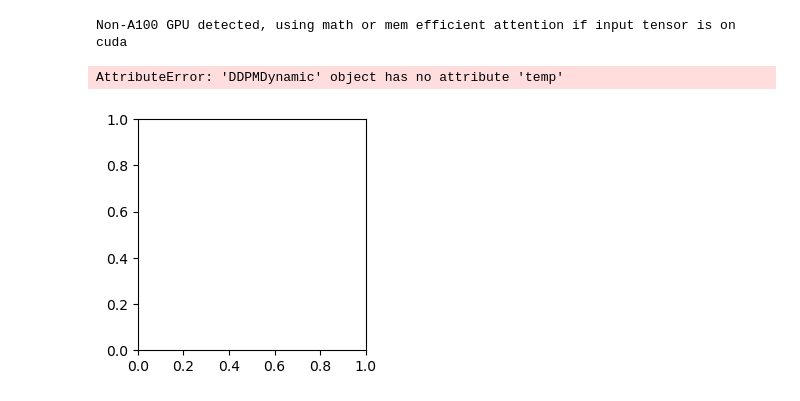
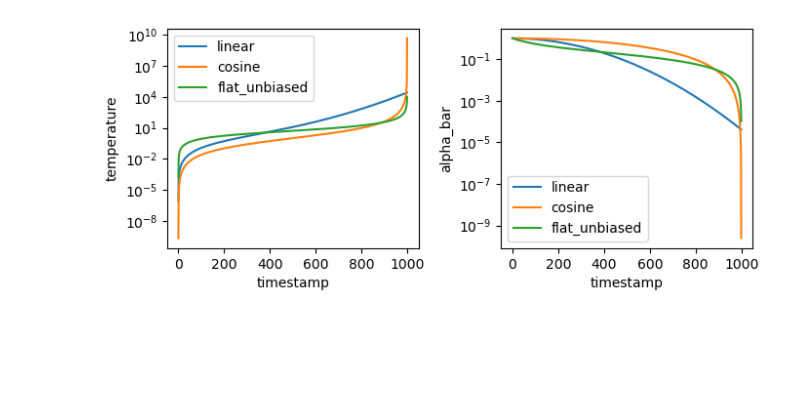
Before and after one commit to antoniibelyshev/physics-of-diffusion-models, a Jupyter notebook: compare_schedules.ipynb, the cells around one changed output. Cells and saved outputs as stored; diff of their text form; code cells hidden in the pictures; blank space fills up the shorter version.

```diff
--- a/compare_schedules.ipynb
+++ b/compare_schedules.ipynb
@@ -2,62 +2,62 @@
 from config import load_config
 from diffusion import get_ddpm
 import matplotlib.pyplot as plt
+from utils import get_time_evenly_spaced
 
 
 cfg = load_config()
 
+t = get_time_evenly_spaced(1000)
 cfg.ddpm.schedule_type = "linear_beta"
-dyn_linear = get_ddpm(cfg).dynamic
-cfg.ddpm.schedule_type = "flattening_temp"
-dyn_flat = get_ddpm(cfg).dynamic
+temp_linear = get_ddpm(cfg).dynamic.get_temp(t).squeeze()
+cfg.ddpm.schedule_type = "cosine"
+temp_cosine = get_ddpm(cfg).dynamic.get_temp(t).squeeze()
 cfg.ddpm.schedule_type = "flattening_temp_unbiased"
-dyn_flat_unbiased = get_ddpm(cfg).dynamic
+temp_flat_unbiased = get_ddpm(cfg).dynamic.get_temp(t).squeeze()
 
 
-dyns = {
-    "linear": dyn_linear,
-    "flat": dyn_flat,
-    "flat_unbiased": dyn_flat_unbiased,
+temps = {
+    "linear": temp_linear,
+    "cosine": temp_cosine,
+    "flat_unbiased": temp_flat_unbiased,
 }
 
 
-plt.figure(figsize=(10, 3))
+plt.figure(figsize=(7, 3))
 
-plt.subplot(1, 3, 1)
+plt.subplot(1, 2, 1)
 
-for name, dyn in dyns.items():
-    plt.plot(dyn.temp, label=name)
+for name, temp in temps.items():
+    plt.plot(temp, label=name)
 
 plt.yscale("log")
 plt.xlabel("timestamp")
 plt.ylabel("temperature")
 plt.legend()
 
 
-plt.subplot(1, 3, 2)
+plt.subplot(1, 2, 2)
 
-for name, dyn in dyns.items():
-    plt.plot(dyn.alpha_bar, label=name)
+for name, temp in temps.items():
+    plt.plot(1 / (1 + temp), label=name)
 
 plt.xlabel("timestamp")
 plt.ylabel("alpha_bar")
 plt.legend()
 plt.yscale("log")
 
 
-plt.subplot(1, 3, 3)
+# plt.subplot(1, 3, 3)
 
-for name, dyn in dyns.items():
-    plt.plot(dyn.beta, label=name)
+# for name, dyn in dyns.items():
+#     plt.plot(dyn.beta, label=name)
 
-plt.xlabel("timestamp")
-plt.ylabel("beta")
-plt.legend()
-plt.yscale("log")
+# plt.xlabel("timestamp")
+# plt.ylabel("beta")
+# plt.legend()
+# plt.yscale("log")
 
 plt.tight_layout()
 plt.show()
 # %% [output]
-Non-A100 GPU detected, using math or mem efficient attention if input tensor is on cuda
-AttributeError: 'DDPMDynamic' object has no attribute 'temp'
-[figure, old version]
+[figure, new version]
```
Also changed, not shown: parts of 2 cells of this notebook, 6 other files.
